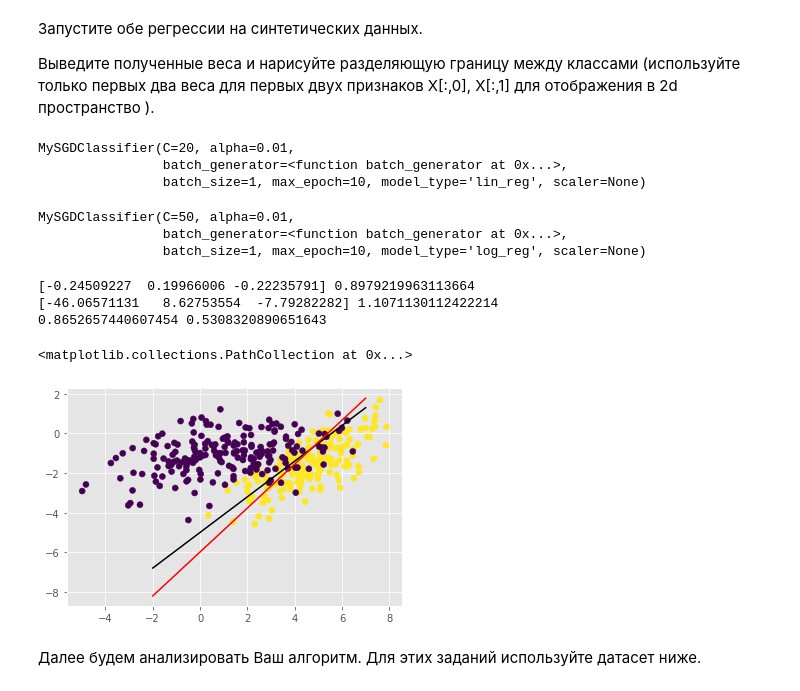
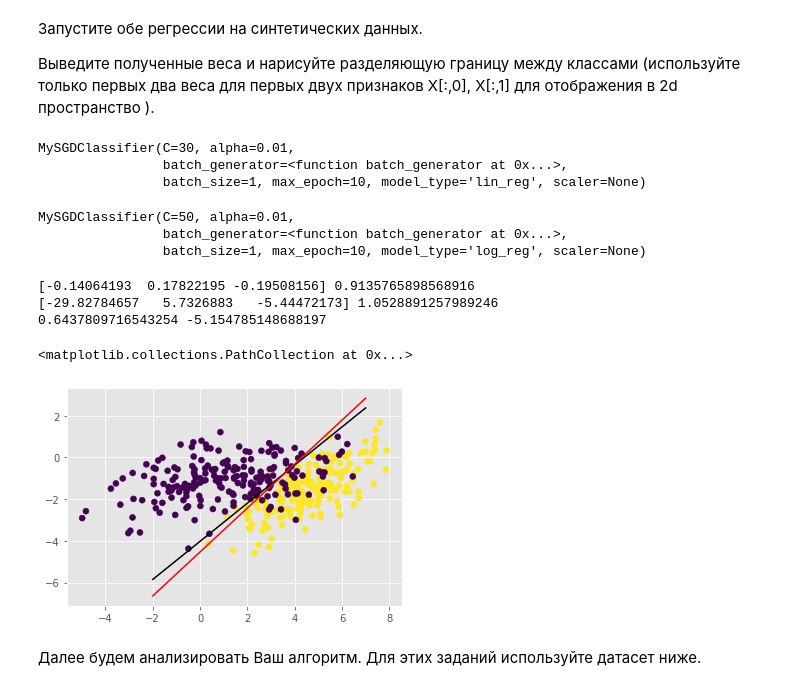
Before and after one commit to bulatral42/msu_ml_autumn_2020, a Jupyter notebook: valiahmetov_hw2.ipynb, the cells around one changed output. Saved outputs shown, nothing was run; the diff lists cells and outputs as text; code cells hidden in the pictures.

```diff
--- a/valiahmetov_hw2.ipynb
+++ b/valiahmetov_hw2.ipynb
@@ -550,10 +554,10 @@ y = np.r_[np.ones(200), np.zeros(200)]
 # %%pycodestyle
 
 my_clf_lin = MySGDClassifier(batch_generator, alpha=0.01, max_epoch=10,
-                             C=20, model_type='lin_reg', batch_size=1, scaler=None)
+                             C=30, model_type='lin_reg', batch_size=1, scaler=None)
 my_clf_lin.fit(X, y)
 # %% [output]
-MySGDClassifier(C=20, alpha=0.01,
+MySGDClassifier(C=30, alpha=0.01,
                 batch_generator=<function batch_generator at 0x...>,
                 batch_size=1, max_epoch=10, model_type='lin_reg', scaler=None)
 # %%
@@ -565,21 +569,21 @@ MySGDClassifier(C=50, alpha=0.01,
                 batch_generator=<function batch_generator at 0x...>,
                 batch_size=1, max_epoch=10, model_type='log_reg', scaler=None)
 # %%
+y_lin = my_clf_lin.predict(X, beta=0.8)
+y_log = my_clf_log.predict(X, beta=0.8)
 plot_decision_boundary(my_clf_lin, trsh=my_clf_lin.treshold, color='black')
 plot_decision_boundary(my_clf_log, trsh=my_clf_log.treshold, color='red')
-y_lin = my_clf_lin.predict(X)
-y_log = my_clf_log.predict(X)
 print(my_clf_lin.treshold, my_clf_log.treshold)
-#print(sigmoid(np.dot(np.c_[np.ones(X.shape[0]), X], my_clf_log.weights)) > 0.64)
+
 plt.scatter(X[:, 0], X[:, 1], c=y)
 # 1 - right
 # 0 - left
 # %% [output]
-[-0.24509227  0.19966006 -0.22235791] 0.8979219963113664
-[-46.06571131   8.62753554  -7.79282282] 1.1071130112422214
-0.8652657440607454 0.5308320890651643
+[-0.14064193  0.17822195 -0.19508156] 0.9135765898568916
+[-29.82784657   5.7326883   -5.44472173] 1.0528891257989246
+0.6437809716543254 -5.154785148688197
 <matplotlib.collections.PathCollection at 0x...>
-[figure, old version]
+[figure, new version]
 # %% [markdown]
 Далее будем анализировать Ваш алгоритм.
 Для этих заданий используйте датасет ниже.
```
Also changed, not shown: parts of 25 cells of this notebook.
